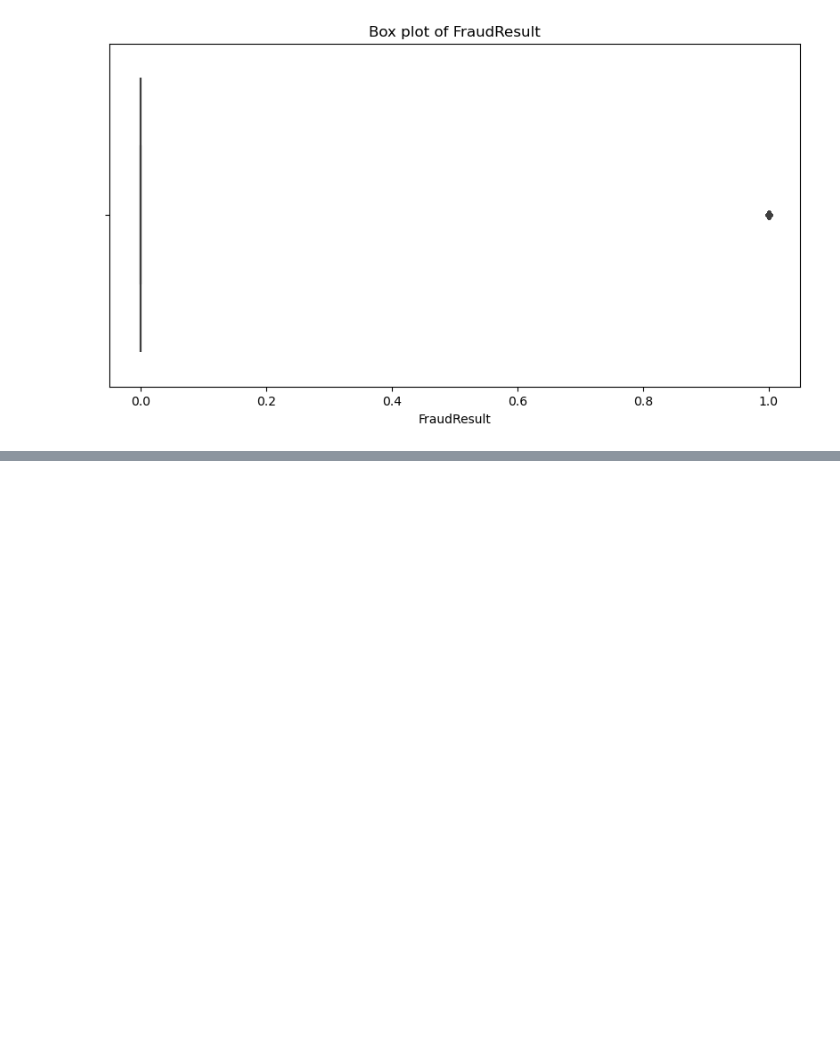
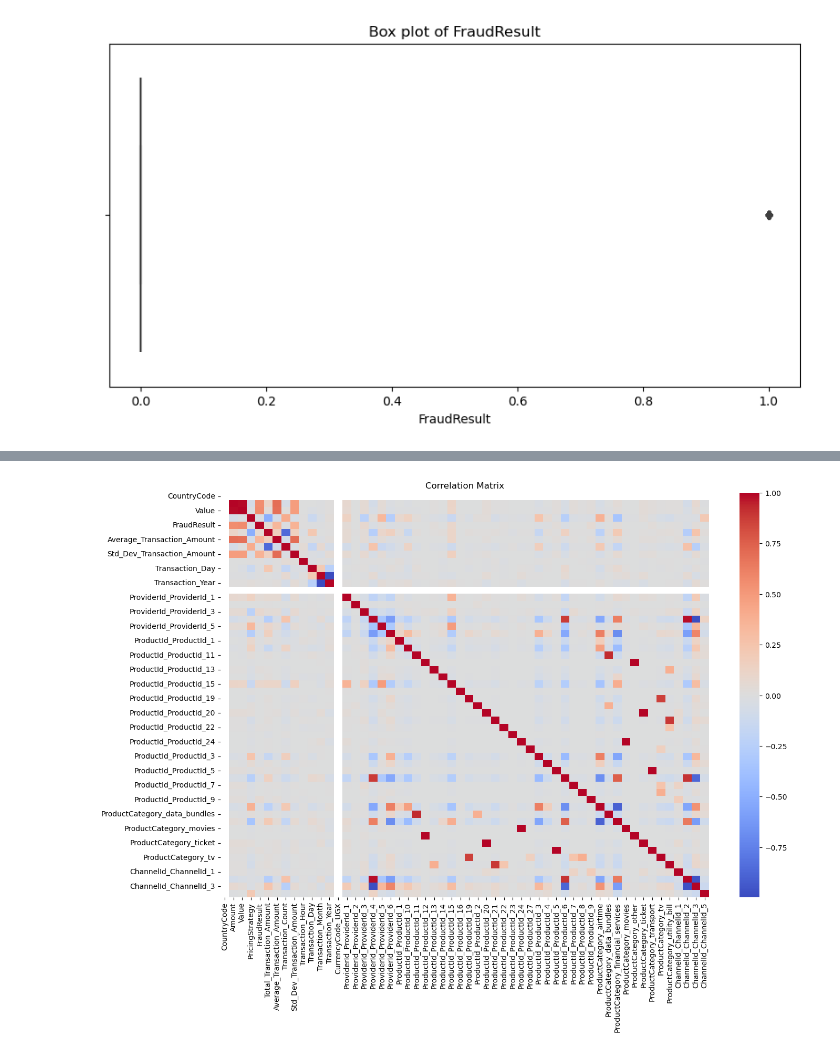
Before and after one commit to haftomlegese/bati_bank_analystics, a Jupyter notebook: notebooks/bati_bank_eda.ipynb, the cells around one changed output, grey strips where cells are left out. Cells and saved outputs as stored; diff of their text form; code cells hidden in the pictures; blank space fills up the shorter version.

```diff
--- a/notebooks/bati_bank_eda.ipynb
+++ b/notebooks/bati_bank_eda.ipynb
@@ -177,0 +228,17 @@ for column in numeric_columns:
+# %%
+# List of categorical columns to be one-hot encoded
+categorical_columns = ['CurrencyCode', 'ProviderId', 'ProductId', 'ProductCategory', 'ChannelId']
+
+# One-Hot Encoding
+onehotencoder = OneHotEncoder(sparse=False)
+encoded_data = pd.DataFrame(onehotencoder.fit_transform(data[categorical_columns]))
+
+# Add the encoded categorical columns to the dataset
+encoded_data.columns = onehotencoder.get_feature_names_out(categorical_columns)
+data = data.join(encoded_data)
+
+# Drop the original categorical columns
+data.drop(columns=categorical_columns, inplace=True)
+
+# Display the first few rows to verify encoding
+print(data.head())
@@ -177,0 +281,10 @@ for column in numeric_columns:
+# %%
+# List of numerical columns to be scaled
+numerical_columns = ['Amount', 'Value', 'Total_Transaction_Amount', 'Average_Transaction_Amount', 'Transaction_Count', 'Std_Dev_Transaction_Amount']
+
+# Standardize numerical features
+scaler = StandardScaler()
+data[numerical_columns] = scaler.fit_transform(data[numerical_columns])
+
+# Display the first few rows to verify scaling
+print(data.head())
@@ -177,0 +309,14 @@ for column in numeric_columns:
+# %%
+# Select only numeric columns for correlation matrix
+numeric_columns = data.select_dtypes(include=[np.number]).columns
+
+# Correlation matrix
+corr_matrix = data[numeric_columns].corr()
+
+# Heatmap of the correlation matrix
+plt.figure(figsize=(15, 10))
+sns.heatmap(corr_matrix, annot=True, fmt='.2f', cmap='coolwarm')
+plt.title('Correlation Matrix')
+plt.show()
+# %% [output]
+[figure, added]
```
Also changed, not shown: parts of 15 cells of this notebook, 9 other files.
